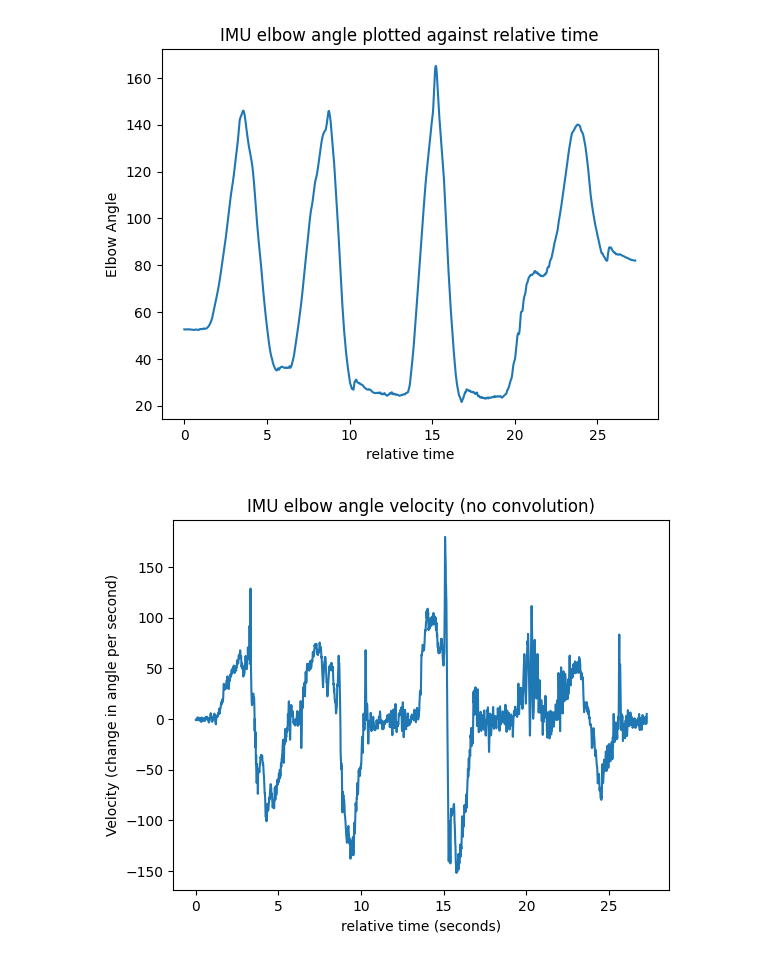
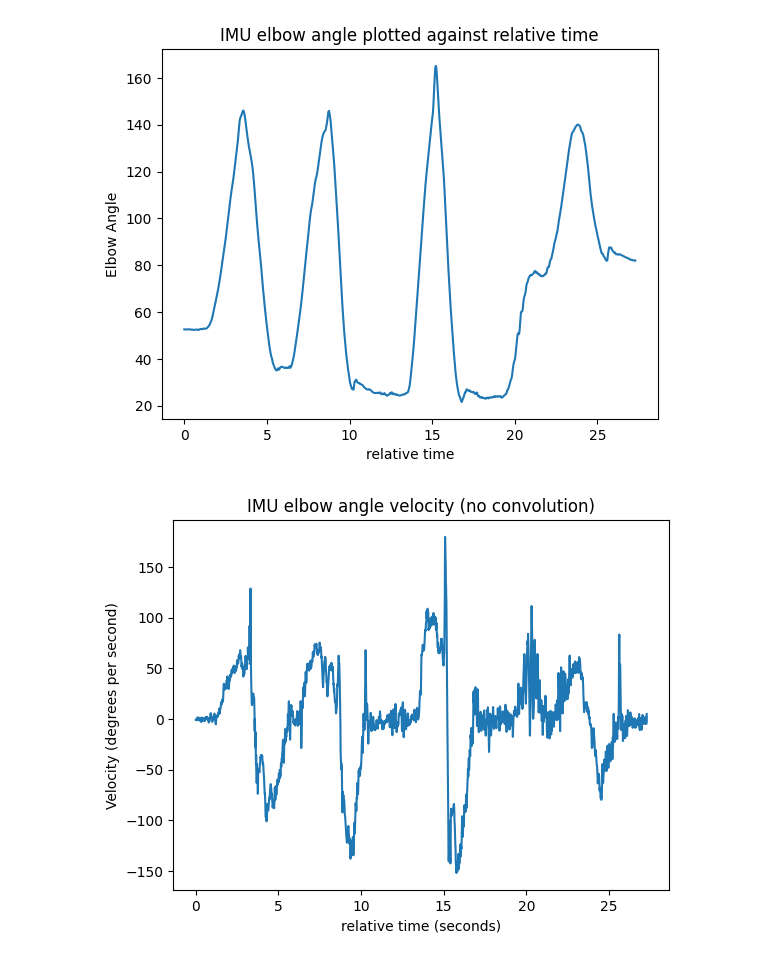
Before and after one commit to Colin-B-Billhardt/Climbing_Tracker, a Jupyter notebook: sanity_check.ipynb, the cells around one changed output. Saved outputs shown, nothing was run; the diff lists cells and outputs as text; code cells hidden in the pictures.

```diff
--- a/sanity_check.ipynb
+++ b/sanity_check.ipynb
@@ -288,20 +281,20 @@ plt.show()
 # %%
 angle_diff = np.diff(angles)
 time_diff = np.diff(relative_time_IMU)
 
 velocity = angle_diff / time_diff
 
 velocity_times = []
 for i in range(0, len(relative_time_IMU)):
     if i < len(relative_time_IMU)-1:
         midpoint = (relative_time_IMU[i] + relative_time_IMU[i+1])/2
         velocity_times.append(midpoint)
 
 plt.plot(velocity_times, velocity)
 plt.xlabel("relative time (seconds)")
 
-plt.ylabel("Velocity (change in angle per second)")
+plt.ylabel("Velocity (degrees per second)")
 plt.title("IMU elbow angle velocity (no convolution)")
 plt.show()
 # %% [output]
-[figure, old version]
+[figure, new version]
```
Also changed, not shown: parts of 3 cells of this notebook.
